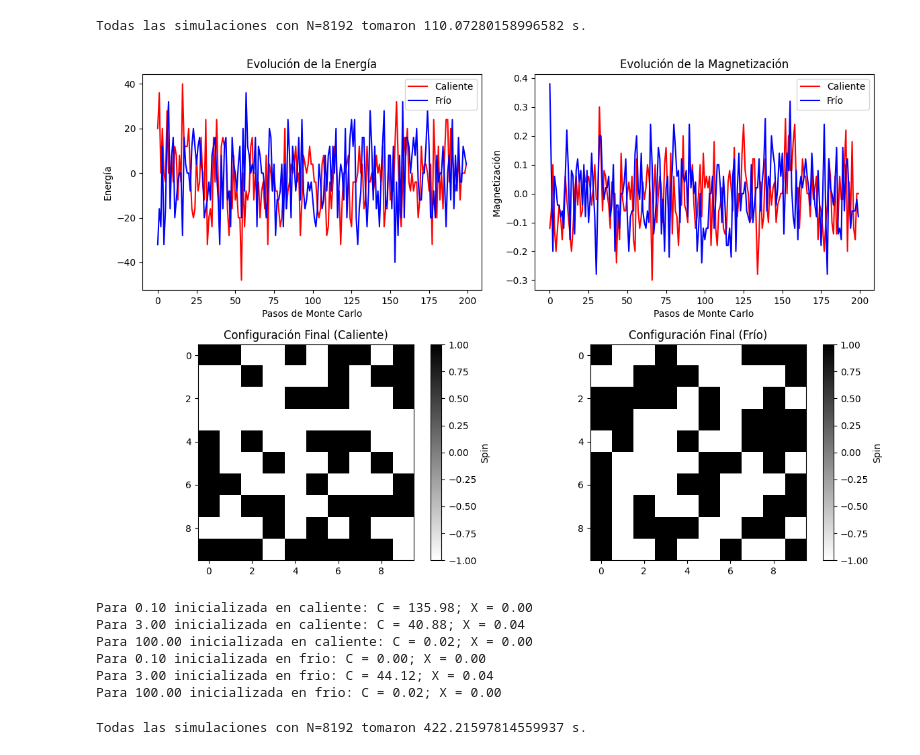
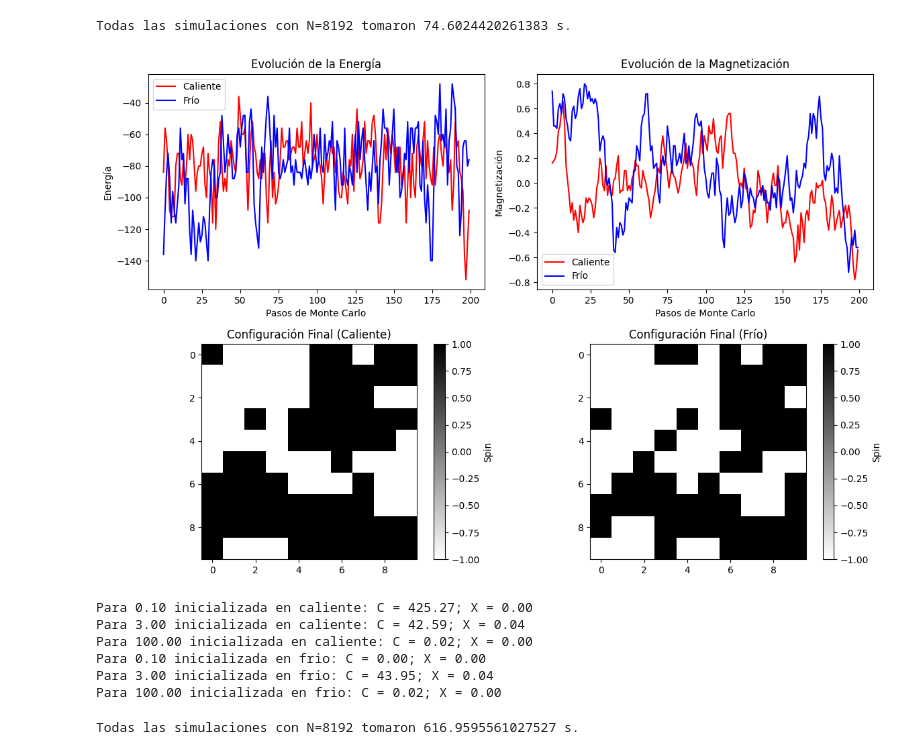
Before and after one commit to BrianDL/fisica_computacional, a Jupyter notebook: 3 - Modelo de Ising/ising.ipynb, the cells around one changed output. Drawn from its saved outputs; the diff is of its cells as text; code cells hidden in the pictures.

```diff
--- a/3 - Modelo de Ising/ising.ipynb
+++ b/3 - Modelo de Ising/ising.ipynb
@@ -148,33 +148,23 @@ N = 2**13  # Número de pasos de Monte Carlo
 params_a_result = {} ### acá guardaremos los resultados de las simulaciones
 params = [ (S,T) for S in ['frio', 'caliente'] for T in (0.1, 3, 100) ]
 
+loop = asyncio.get_event_loop()
+
 t0 = time.time()
-with ProcessPoolExecutor() as exe: ### correremos cada simulación en su propio proceso
-  ftr_a_params = {}
+with ProcessPoolExecutor(max_workers=8) as exe:
   for S, T in params:
     beta = 1.0/T  # Temperatura inversa
-    ftr = exe.submit(metropolis_ising, L, H, J, beta, N, S)
-    ftr_a_params[ftr] = (S,T)
-
-  for ftr in as_completed(ftr_a_params):
-    params_ = ftr_a_params[ftr]
-    try:
-      result = ftr.result()
-    except Exception as e:
-      print(e)
-      print(params_)
-      raise
-
-    params_a_result[ params_ ] = result
+    result = await async_metropolis_ising(loop, exe, L, H, J, beta, N, S)
+    params_a_result[ (S,T) ] = result
 
 print(f"Todas las simulaciones con N={N} tomaron {time.time() - t0} s.")
 # %% [output]
-Todas las simulaciones con N=8192 tomaron 110.07280158996582 s.
+Todas las simulaciones con N=8192 tomaron 74.6024420261383 s.
 # %%
 # Visualización de los resultados
 import matplotlib.pyplot as plt
 
-T = 100 ### temperatura que nos interesa graficar
+T = 3 ### temperatura que nos interesa graficar
 
 energias_frio, magnetizaciones_frio, red_final_frio = params_a_result[('frio', T)]
 energias_caliente, magnetizaciones_caliente, red_final_caliente = params_a_result[('caliente', T)]
@@ -183,34 +173,34 @@ plt.figure(figsize=(12, 8))
 
 plt.subplot(221)
 plt.plot(energias_caliente[:200], label='Caliente', color='r')
 plt.plot(energias_frio[:200], label='Frío', color='b')
 plt.title("Evolución de la Energía")
 plt.xlabel("Pasos de Monte Carlo")
 plt.ylabel("Energía")
 plt.legend()
 
 plt.subplot(222)
 plt.plot(magnetizaciones_caliente[:200], label='Caliente', color='r')
 plt.plot(magnetizaciones_frio[:200], label='Frío', color='b')
 plt.title("Evolución de la Magnetización")
 plt.xlabel("Pasos de Monte Carlo")
 plt.ylabel("Magnetización")
 plt.legend()
 
 plt.subplot(223)
 plt.imshow(red_final_caliente, cmap='binary')
 plt.title("Configuración Final (Caliente)")
 plt.colorbar(label='Spin')
 
 plt.subplot(224)
 plt.imshow(red_final_frio, cmap='binary')
 plt.title("Configuración Final (Frío)")
 plt.colorbar(label='Spin')
 
 plt.tight_layout()
 plt.show()
 # %% [output]
-[figure, old version]
+[figure, new version]
 # %%
 for params, result in sorted(params_a_result.items()):
   S,T = params
@@ -223,11 +213,11 @@ for params, result in sorted(params_a_result.items()):
 
   print(f"Para {T:.{2}f} inicializada en {S}: C = {C:.{2}f}; X = {X:.{2}f}")
 # %% [output]
-Para 0.10 inicializada en caliente: C = 135.98; X = 0.00
-Para 3.00 inicializada en caliente: C = 40.88; X = 0.04
+Para 0.10 inicializada en caliente: C = 425.27; X = 0.00
+Para 3.00 inicializada en caliente: C = 42.59; X = 0.04
 Para 100.00 inicializada en caliente: C = 0.02; X = 0.00
 Para 0.10 inicializada en frio: C = 0.00; X = 0.00
-Para 3.00 inicializada en frio: C = 44.12; X = 0.04
+Para 3.00 inicializada en frio: C = 43.95; X = 0.04
 Para 100.00 inicializada en frio: C = 0.02; X = 0.00
 # %%
 ### Definimos esto en su propia celda para poder acumular los
@@ -246,33 +236,18 @@ J = 1.0  # Fuerza de interacción
 N = 2**13  # Número de pasos de Monte Carlo
 
 
-temps = [ 2.25+i/(8*10.0) for i in range(11)]  ### Corremos 11 simulaciones con temperaturas en algún intérvalo
+temps = [ 1+i/(0.5*10.0) for i in range(11)]  ### Corremos 11 simulaciones con temperaturas en algún intérvalo
 
 t0 = time.time()
-with ProcessPoolExecutor(max_workers=4) as exe: ### correremos cada simulación en su propio proceso
-  ftr_a_temp = {}
+with ProcessPoolExecutor(max_workers=8) as exe:
   for T in temps:
-
-    if T in temp_a_result: continue
-
     beta = 1.0/T  # Temperatura inversa
-    ftr = exe.submit(metropolis_ising, L, H, J, beta, N, )
-    ftr_a_temp[ftr] = T
-
-  for ftr in as_completed(ftr_a_temp):
-    temp_ = ftr_a_temp[ftr]
-    try:
-      result = ftr.result()
-    except Exception as e:
-      print(e)
-      print(temp_)
-      raise
-
-    temp_a_result[ temp_ ] = result
+    result = await async_metropolis_ising(loop, exe, L, H, J, beta, N)
+    temp_a_result[ T ] = result
 
 print(f"Todas las simulaciones con N={N} tomaron {time.time() - t0} s.")
 # %% [output]
-Todas las simulaciones con N=8192 tomaron 422.21597814559937 s.
+Todas las simulaciones con N=8192 tomaron 616.9595561027527 s.
 # %%
 temp_a_sus = { T: susceptibilidad(res[1], 1/T) for T, res in temp_a_result.items() }
 temp_a_cv = {T: calor_especifico(res[0], 1/T, T) for T, res in temp_a_result.items() }
```
Also changed, not shown: parts of 2 cells of this notebook.
